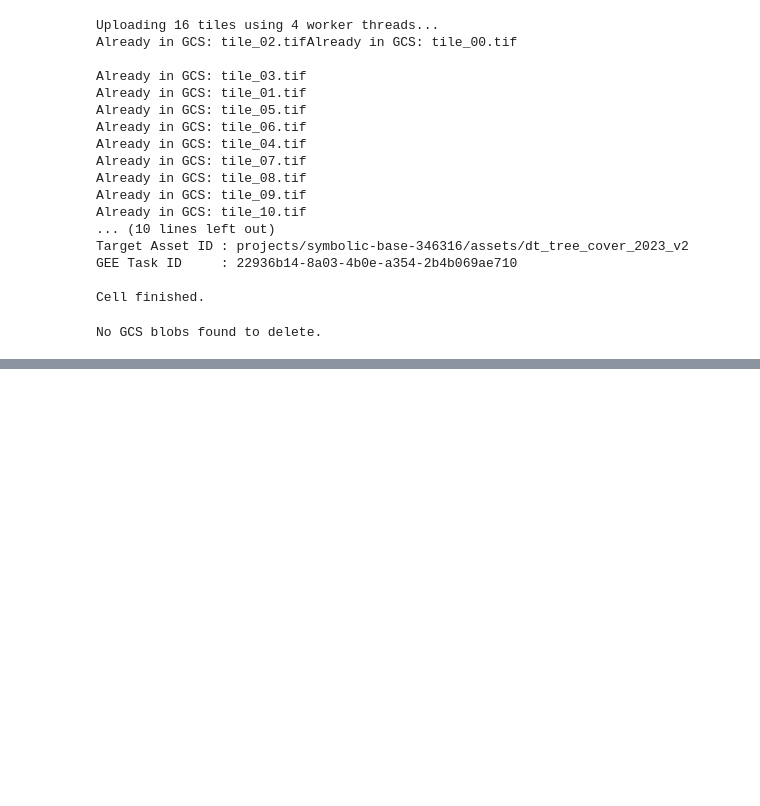
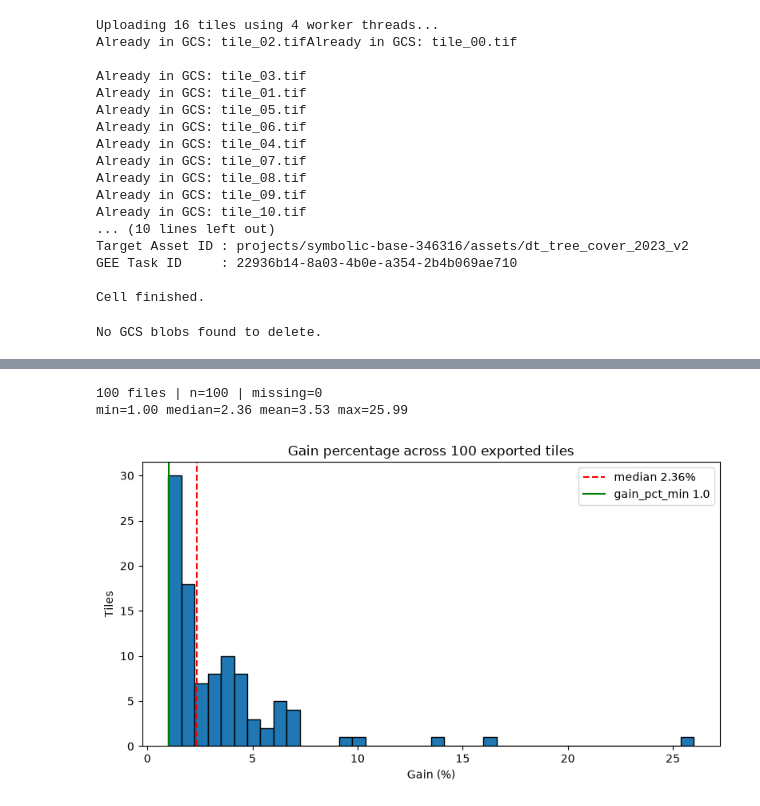
Before and after one commit to JamesBrockUoB/ForestGainFoundations, a Jupyter notebook: DataCollection/data_analysis.ipynb, the cells around one changed output, grey strips where cells are left out. Cells and saved outputs as stored; diff of their text form; code cells hidden in the pictures; blank space fills up the shorter version.

```diff
--- a/DataCollection/data_analysis.ipynb
+++ b/DataCollection/data_analysis.ipynb
@@ -1659,7 +1659,7 @@ from pathlib import Path
 
 test_tiles_dir = Path("./data/test_tiles")
 
-years = list(range[2017, 2025])
+years = list(range(2017, 2025))
 
 incomplete_tiles = []
 
@@ -1816,0 +2006,37 @@ S1_VVVH            | 1.00     | 5008.00  | 930.87   | 460.14   | 58.00    | 2320
+# %%
+import json
+from pathlib import Path
+
+import matplotlib.pyplot as plt
+import numpy as np
+
+paths = sorted(Path("./data/test_tiles").glob("*/metadata.json"))
+
+gain, missing = [], []
+for p in paths:
+    with open(p) as f:
+        v = json.load(f).get("gain_pct")
+    if isinstance(v, (int, float)):
+        gain.append(v)
+    else:
+        missing.append(p.parent.name)
+
+gain = np.array(gain, dtype=float)
+print(f"{len(paths)} files | n={len(gain)} | missing={len(missing)}")
+print(f"min={gain.min():.2f} median={np.median(gain):.2f} "
+      f"mean={gain.mean():.2f} max={gain.max():.2f}")
+
+fig, ax = plt.subplots(figsize=(8, 4.5))
+ax.hist(gain, bins=40, edgecolor="black")
+ax.axvline(np.median(gain), color="red", ls="--", label=f"median {np.median(gain):.2f}%")
+ax.axvline(1, color="green", label=f"gain_pct_min {1.0}")
+ax.set_xlabel("Gain (%)")
+ax.set_ylabel("Tiles")
+ax.set_title(f"Gain percentage across {len(gain)} exported tiles")
+ax.legend()
+plt.tight_layout()
+plt.show()
+# %% [output]
+100 files | n=100 | missing=0
+min=1.00 median=2.36 mean=3.53 max=25.99
+[figure, added]
```
Also changed, not shown: parts of 5 cells of this notebook, 20 other files.
